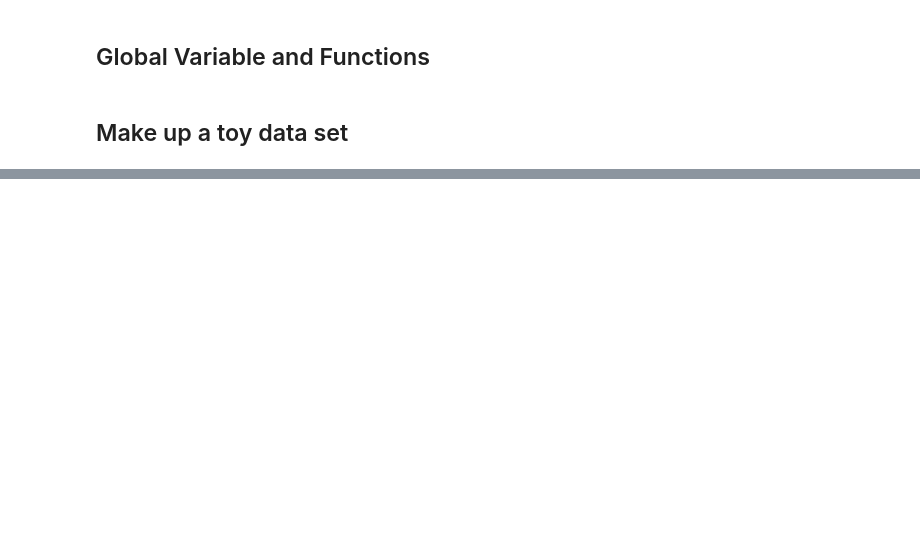
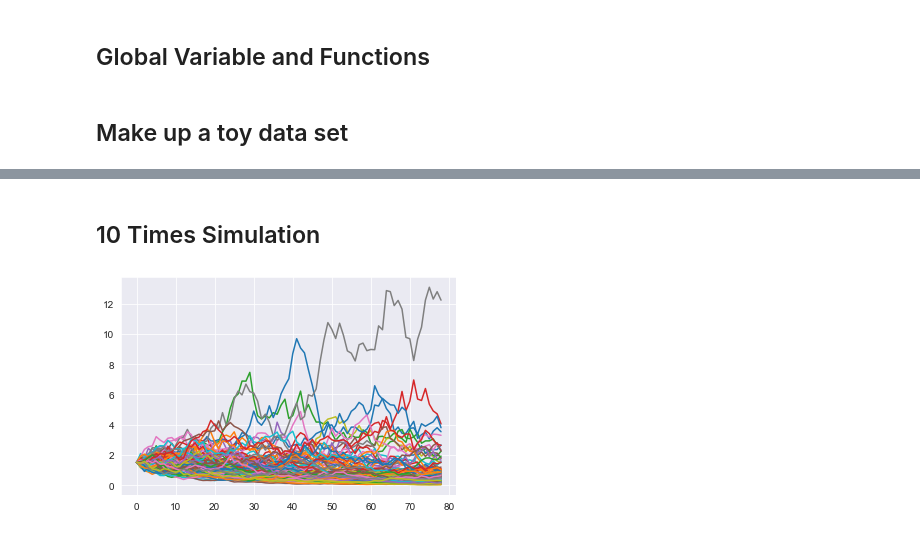
Before and after one commit to HaoLiNick/simulation, a Jupyter notebook: practice_main.ipynb, the cells around one changed output, grey strips where cells are left out. Drawn from its saved outputs; the diff is of its cells as text; code cells hidden in the pictures; blank space fills up the shorter version.

```diff
--- a/practice_main.ipynb
+++ b/practice_main.ipynb
@@ -38,0 +45,36 @@ Toy_df
+# %%
+def bm_helper(df, M=ST_STEP, Times = 1000):
+
+    mydf = df.copy()
+
+    dt = 1/M
+    S = np.zeros((M+1, Times))
+    r = df['R'].values[0]
+    sigma = df['Sigma_Multiplier'].values[0]
+    S[0] = df['ST_Beta'].values[0]
+
+    for t in range(1, M+1):
+        S[t] = S[t-1]*np.exp((r-0.5*sigma**2)*dt+sigma*math.sqrt(dt)*npr.standard_normal(Times))
+
+    return S
+
+
+def bm_main(df, channel, \
+            Total_Year = T, \
+            LT_STEP = LT_STEP, \
+            ST_STEP = ST_STEP, \
+            Times = 1000):
+
+    mydf = df.copy()
+
+    mydf['R'] = mydf['ST_Beta']/mydf['LT_Beta'] - 1
+    mydf['Sigma_Multiplier'] = mydf['ST_Sigma']/mydf['LT_Sigma']
+    mydf = mydf[mydf['Channel'] == channel]
+
+    return bm_helper(mydf)
+# %% [markdown]
+## 10 Times Simulation
+# %%
+plt.plot(bm_main(Toy_df,"Ch2")[:,1:100]);
+# %% [output]
+[figure, added]
```
Also changed, not shown: parts of 13 cells of this notebook, 2 other files.
